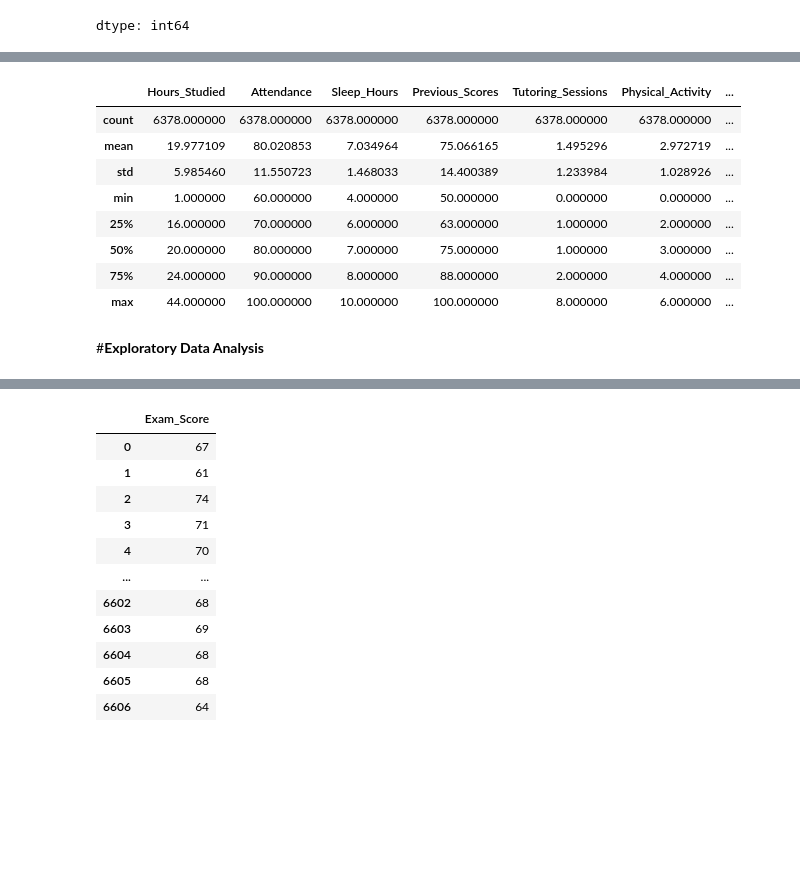
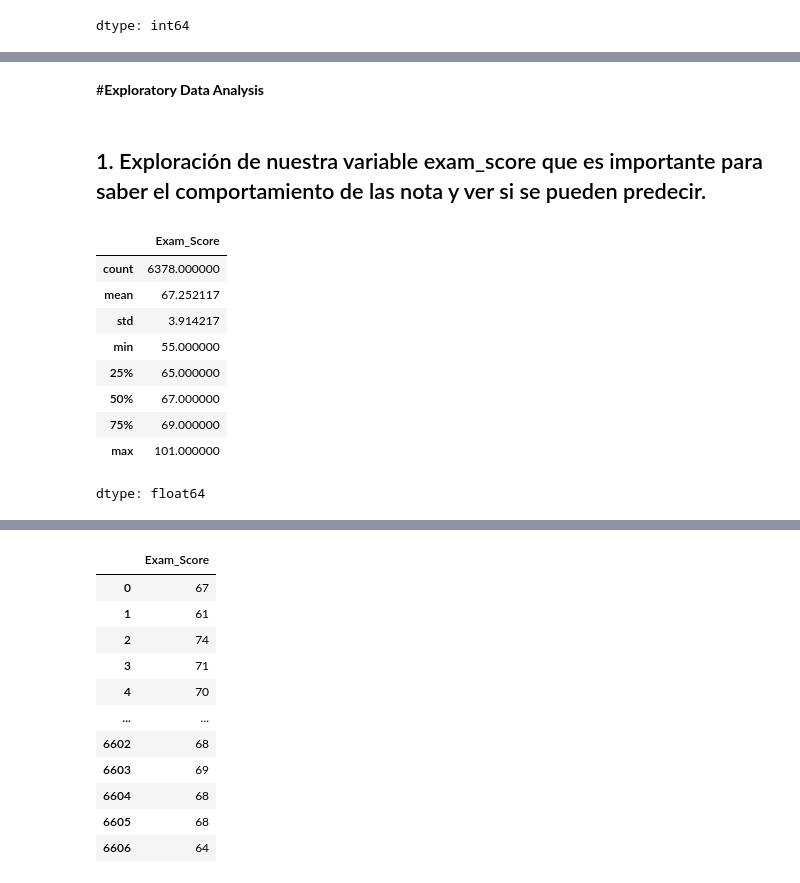
Before and after one commit to JeiGeek/ia1-LosPandas-prediccion_rendimiento_estudiantil, a Jupyter notebook: 01_exploratory_data_analysis.ipynb, the cells around one changed output, grey strips where cells are left out. Drawn from its saved outputs; the diff is of its cells as text; code cells hidden in the pictures; blank space fills up the shorter version.

```diff
--- a/01_exploratory_data_analysis.ipynb
+++ b/01_exploratory_data_analysis.ipynb
@@ -77,14 +79,18 @@ df = df.dropna()
-# %%
-df.describe()
-# %% [output]
-|  | Hours_Studied | Attendance | Sleep_Hours | Previous_Scores | Tutoring_Sessions | Physical_Activity | ... |
-| count | 6378.000000 | 6378.000000 | 6378.000000 | 6378.000000 | 6378.000000 | 6378.000000 | ... |
-| mean | 19.977109 | 80.020853 | 7.034964 | 75.066165 | 1.495296 | 2.972719 | ... |
-| std | 5.985460 | 11.550723 | 1.468033 | 14.400389 | 1.233984 | 1.028926 | ... |
-| min | 1.000000 | 60.000000 | 4.000000 | 50.000000 | 0.000000 | 0.000000 | ... |
-| 25% | 16.000000 | 70.000000 | 6.000000 | 63.000000 | 1.000000 | 2.000000 | ... |
-| 50% | 20.000000 | 80.000000 | 7.000000 | 75.000000 | 1.000000 | 3.000000 | ... |
-| 75% | 24.000000 | 90.000000 | 8.000000 | 88.000000 | 2.000000 | 4.000000 | ... |
-| max | 44.000000 | 100.000000 | 10.000000 | 100.000000 | 8.000000 | 6.000000 | ... |
 # %% [markdown]
 #**Exploratory Data Analysis**
+# %% [markdown]
+## 1. Exploración de nuestra variable exam_score que es importante para saber el comportamiento de las nota y ver si se pueden predecir.
+# %%
+# Se conocen los distintos datos de exam_score
+display(df['Exam_Score'].describe())
+# %% [output]
+|  | Exam_Score |
+| count | 6378.000000 |
+| mean | 67.252117 |
+| std | 3.914217 |
+| min | 55.000000 |
+| 25% | 65.000000 |
+| 50% | 67.000000 |
+| 75% | 69.000000 |
+| max | 101.000000 |
+dtype: float64
```
Also changed, not shown: parts of 15 cells of this notebook.
